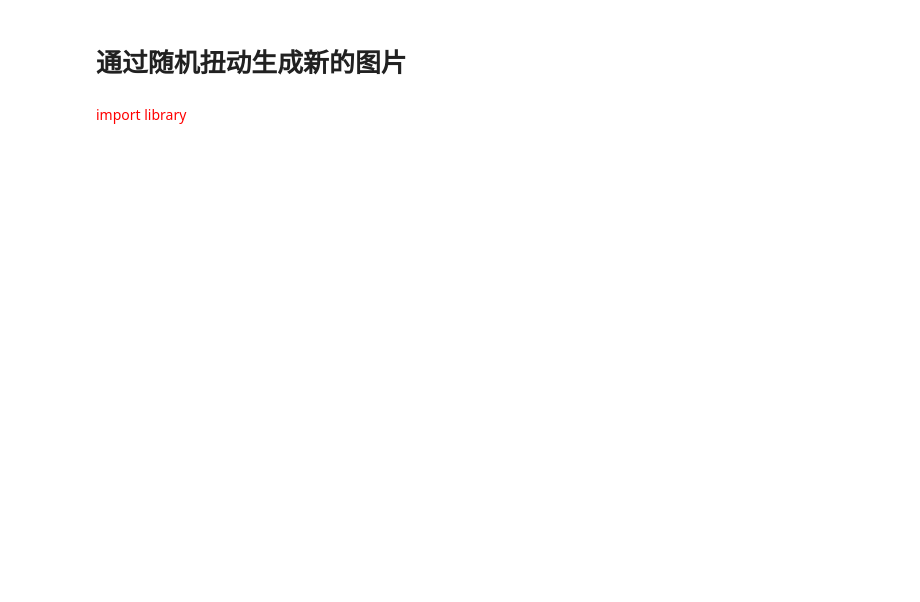
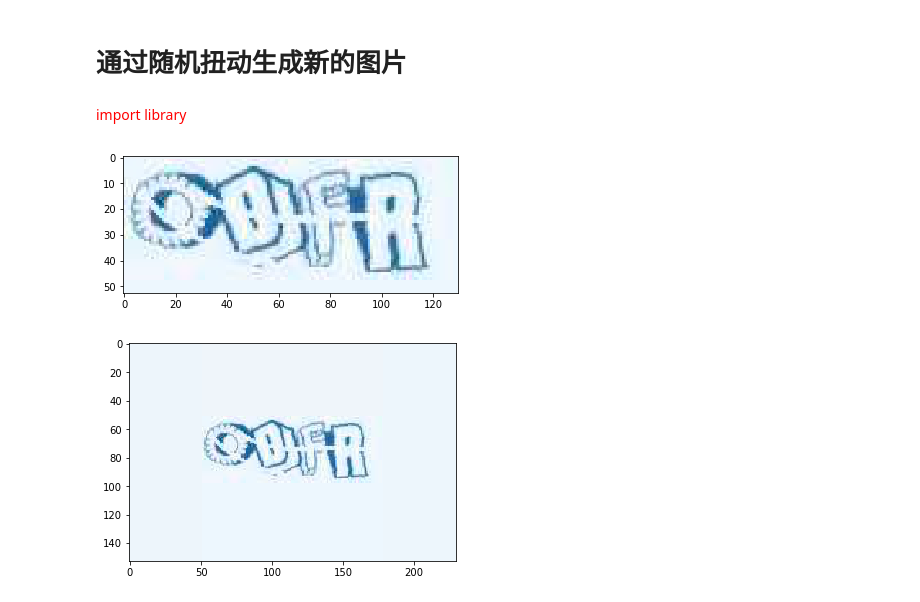
Before and after one commit to kerzhao/captcha_break, a Jupyter notebook: genImages/generatorImages--randomtranform.ipynb, the cells around one changed output. Saved outputs shown, nothing was run; the diff lists cells and outputs as text; code cells hidden in the pictures; blank space fills up the shorter version.

```diff
--- a/genImages/generatorImages--randomtranform.ipynb
+++ b/genImages/generatorImages--randomtranform.ipynb
@@ -25,5 +24,43 @@ def randomMoveListGen(length, maxthresh):
         if cnt < length/3:
             done = True
     return ret
+# %%
+def extendBoard(img, axis, b, count):
+    #获取边界值
+    if axis:
+        board = img[:, b].reshape((-1, 1, 3))
+    else:
+        board = img[b].reshape((1, -1, 3))
+    #计算新边界
+    if axis:
+        ave = np.average(board, axis=0)
+    else:
+        ave = np.average(board, axis=1)
+    board[:, :] = ave
+    newboard = np.concatenate([board] * count, axis=axis)
+    #
+    if not b:
+        newimg = np.concatenate([newboard, img], axis=axis)
+    else:
+        newimg = np.concatenate([img, newboard], axis=axis)
+    return newimg
+# %%
+def getExtendedImg(img, ext):
+    newimg = extendBoard(img, 0, 0, ext)
+    newimg = extendBoard(newimg, 0, -1, ext)
+    newimg = extendBoard(newimg, 1, 0, ext)
+    newimg = extendBoard(newimg, 1, -1, ext)
+    return newimg
 # %%
 path = os.getcwd() + '/test3'
+# %%
+img = cv2.imread(path+'/'+'OBFR.png')
+newimg = getExtendedImg(img, 50)
+# %%
+plt.imshow(img)
+plt.show()
+plt.imshow(newimg)
+plt.show()
+# %% [output]
+[figure, added]
+[figure, added]
```
Also changed, not shown: parts of 3 cells of this notebook, 1 other file.
